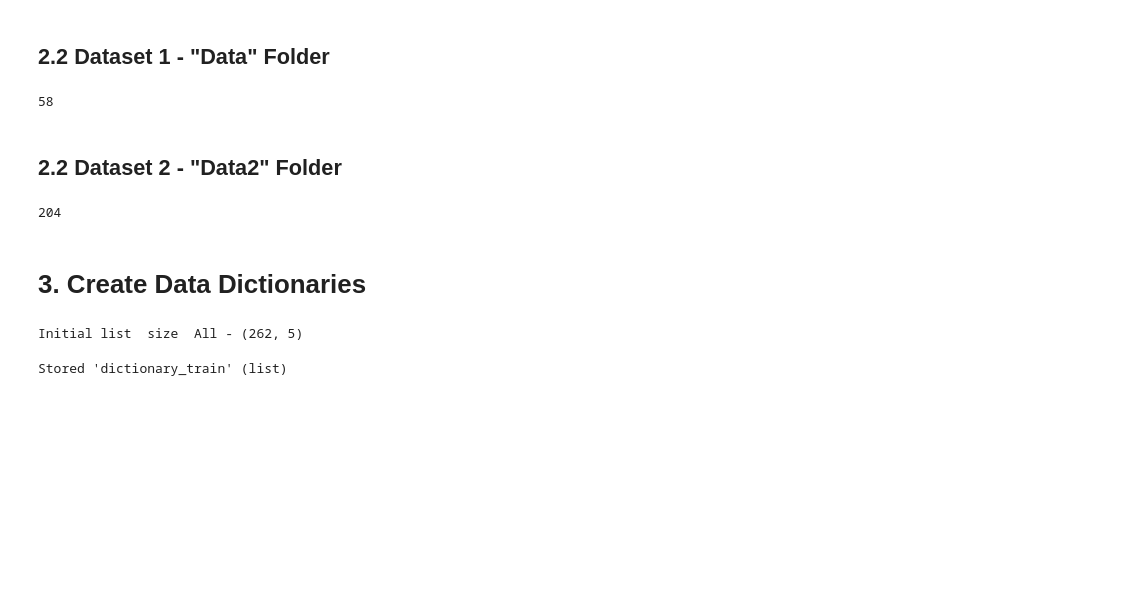
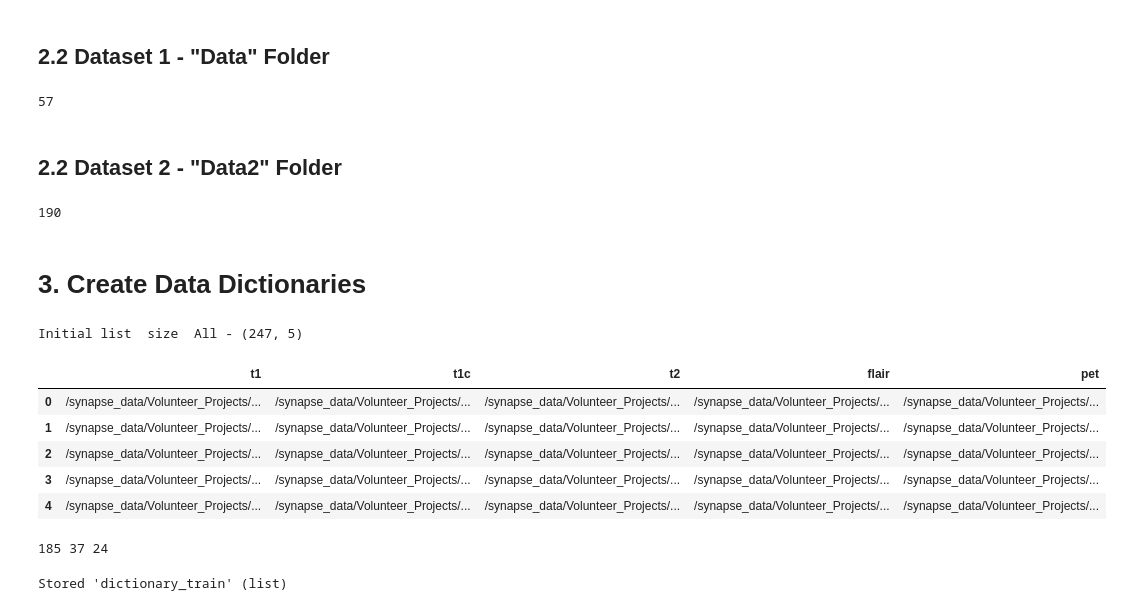
Before and after one commit to rizvi-ha/PET-GAN, a Jupyter notebook: CreateDataset.ipynb, the cells around one changed output. Cells and saved outputs as stored; diff of their text form; code cells hidden in the pictures; blank space fills up the shorter version.

Commit message:
initial commit
basic framework set-up, currently just generating junk though

```diff
--- a/CreateDataset.ipynb
+++ b/CreateDataset.ipynb
@@ -21,7 +21,7 @@ def insensitive_glob(pattern):
 # %% [markdown]
 ## 2.2 Dataset 1 - "Data" Folder
 # %%
-data_root = "/Volumes/DATA/Volunteer_Projects/DL-PETprediction/Data/"
+data_root = "/synapse_data/Volunteer_Projects/DL-PETprediction/Data/"
 
 data_t1 = []
 data_t1c = []
@@ -38,11 +38,11 @@ for folder_name in os.listdir(data_root):
         patients.append(patient_folder)
 
 for patient in patients:
-    t1_path = patient + '/*/NIFTI_MNI/t1.reg.nii.gz'
-    t1c_path = patient + '/*/NIFTI_MNI/t1+c.reg.nii.gz'
-    t2_path = patient + '/*/NIFTI_MNI/t2.reg.nii.gz'
-    flair_path = patient + '/*/NIFTI_MNI/flair.reg.nii.gz'
-    pet_path = patient + '/*/NIFTI_MNI/PET.reg.nii.gz'
+    t1_path = patient + '/*/NIFTI_MNI/reg/_bet/t1.reg.copy.nii.gz'
+    t1c_path = patient + '/*/NIFTI_MNI/reg/_bet/t1+c.reg.copy.nii.gz'
+    t2_path = patient + '/*/NIFTI_MNI/reg/_bet/t2.reg.copy.nii.gz'
+    flair_path = patient + '/*/NIFTI_MNI/reg/_bet/flair.reg.copy.nii.gz'
+    pet_path = patient + '/*/NIFTI_MNI/reg/_bet/PET.reg.copy.nii.gz'
 
     t1_path = insensitive_glob(t1_path)
     t1c_path = insensitive_glob(t1c_path)
@@ -66,11 +66,11 @@ assert(len(data_pet) == len(data_t2))
 
 print(len(data_t1))
 # %% [output]
-58
+57
 # %% [markdown]
 ## 2.2 Dataset 2 - "Data2" Folder
 # %%
-data2_root = "/Volumes/DATA/Volunteer_Projects/DL-PETprediction/Data2/"
+data2_root = "/synapse_data/Volunteer_Projects/DL-PETprediction/Data2/"
 
 data2_t1 = []
 data2_t1c = []
@@ -87,11 +87,11 @@ for folder_name in os.listdir(data2_root):
         patients.append(patient_folder)
 
 for patient in patients:
-    t1_path = patient + '/*/NIFTI_MNI/t1.reg.nii.gz'
-    t1c_path = patient + '/*/NIFTI_MNI/t1+c.reg.nii.gz'
-    t2_path = patient + '/*/NIFTI_MNI/t2.reg.nii.gz'
-    flair_path = patient + '/*/NIFTI_MNI/flair.reg.nii.gz'
-    pet_path = patient + '/*/NIFTI_MNI/PET.reg.nii.gz'
+    t1_path = patient + '/*/NIFTI_MNI/reg/_bet/t1.reg.copy.nii.gz'
+    t1c_path = patient + '/*/NIFTI_MNI/reg/_bet/t1+c.reg.copy.nii.gz'
+    t2_path = patient + '/*/NIFTI_MNI/reg/_bet/t2.reg.copy.nii.gz'
+    flair_path = patient + '/*/NIFTI_MNI/reg/_bet/flair.reg.copy.nii.gz'
+    pet_path = patient + '/*/NIFTI_MNI/reg/_bet/PET.reg.copy.nii.gz'
 
     t1_path = insensitive_glob(t1_path)
     t1c_path = insensitive_glob(t1c_path)
@@ -115,24 +115,39 @@ assert(len(data2_pet) == len(data2_t2))
 
 print(len(data2_t1))
 # %% [output]
-204
+190
 # %% [markdown]
 # 3. Create Data Dictionaries
 # %%
 dataset_1 = pd.DataFrame(np.column_stack([data_t1, data_t1c, data_t2, data_flair, data_pet]), columns=['t1', 't1c', 't2', 'flair', 'pet'])
 dataset_2 = pd.DataFrame(np.column_stack([data2_t1, data2_t1c, data2_t2, data2_flair, data2_pet]), columns=['t1', 't1c', 't2', 'flair', 'pet'])
 
 dataset_all = result = pd.concat([dataset_1, dataset_2])
+#dataset_all.to_csv('pathlist.csv')
+dataset_all = dataset_all.sample(frac=1).reset_index(drop=True)
 print("Initial list  size  All - "  + str(dataset_all.shape))
 dataset_all.head()
-dataset_all.to_csv('pathlist.csv')
 # %% [output]
-Initial list  size  All - (262, 5)
+Initial list  size  All - (247, 5)
+|  | t1 | t1c | t2 | flair | pet |
+| 0 | /synapse_data/Volunteer_Projects/... | /synapse_data/Volunteer_Projects/... | /synapse_data/Volunteer_Projects/... | /synapse_data/Volunteer_Projects/... | /synapse_data/Volunteer_Projects/... |
+| 1 | /synapse_data/Volunteer_Projects/... | /synapse_data/Volunteer_Projects/... | /synapse_data/Volunteer_Projects/... | /synapse_data/Volunteer_Projects/... | /synapse_data/Volunteer_Projects/... |
+| 2 | /synapse_data/Volunteer_Projects/... | /synapse_data/Volunteer_Projects/... | /synapse_data/Volunteer_Projects/... | /synapse_data/Volunteer_Projects/... | /synapse_data/Volunteer_Projects/... |
+| 3 | /synapse_data/Volunteer_Projects/... | /synapse_data/Volunteer_Projects/... | /synapse_data/Volunteer_Projects/... | /synapse_data/Volunteer_Projects/... | /synapse_data/Volunteer_Projects/... |
+| 4 | /synapse_data/Volunteer_Projects/... | /synapse_data/Volunteer_Projects/... | /synapse_data/Volunteer_Projects/... | /synapse_data/Volunteer_Projects/... | /synapse_data/Volunteer_Projects/... |
 # %%
+train_size = int(dataset_all.shape[0] * 0.75)
+valid_size = int(dataset_all.shape[0] * 0.15)
+test_size = int(dataset_all.shape[0] * 0.10)
+
+print(train_size, valid_size, test_size)
+
 dictionary_train = [
         {"t1": a, "t1c": b, "t2": c, "flair": d, "pet": e}
         for a,b,c,d,e in zip(dataset_all.t1, dataset_all.t1c, dataset_all.t2, dataset_all.flair, dataset_all.pet)
 ]
+# %% [output]
+185 37 24
 # %%
 %store dictionary_train
 # %% [output]
```
Also changed, not shown: 4 other files.
